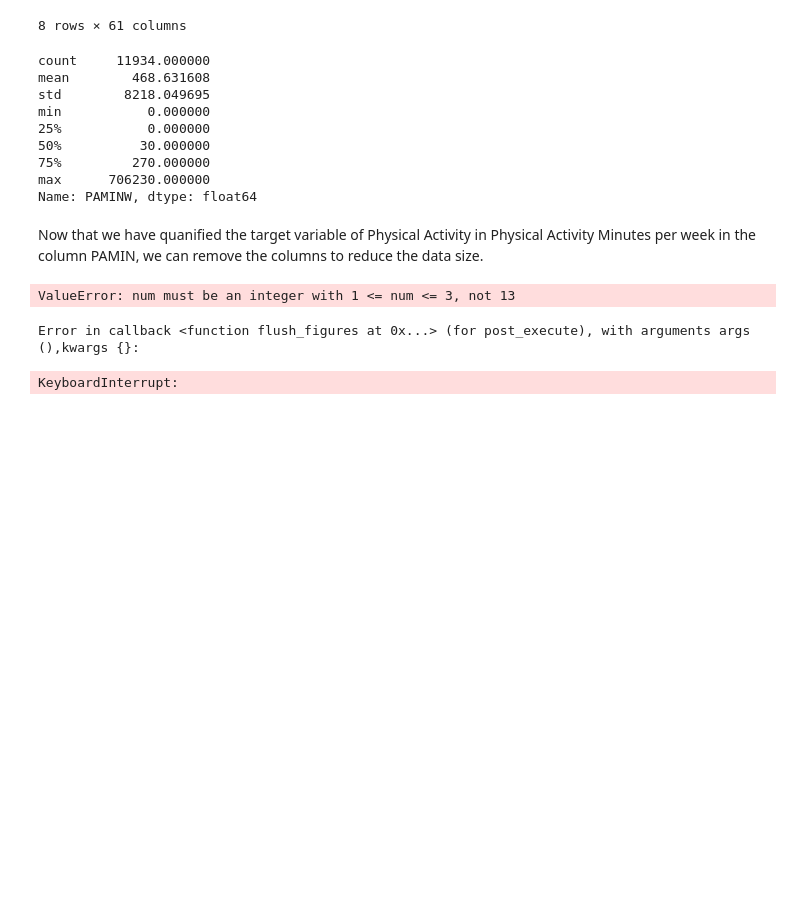
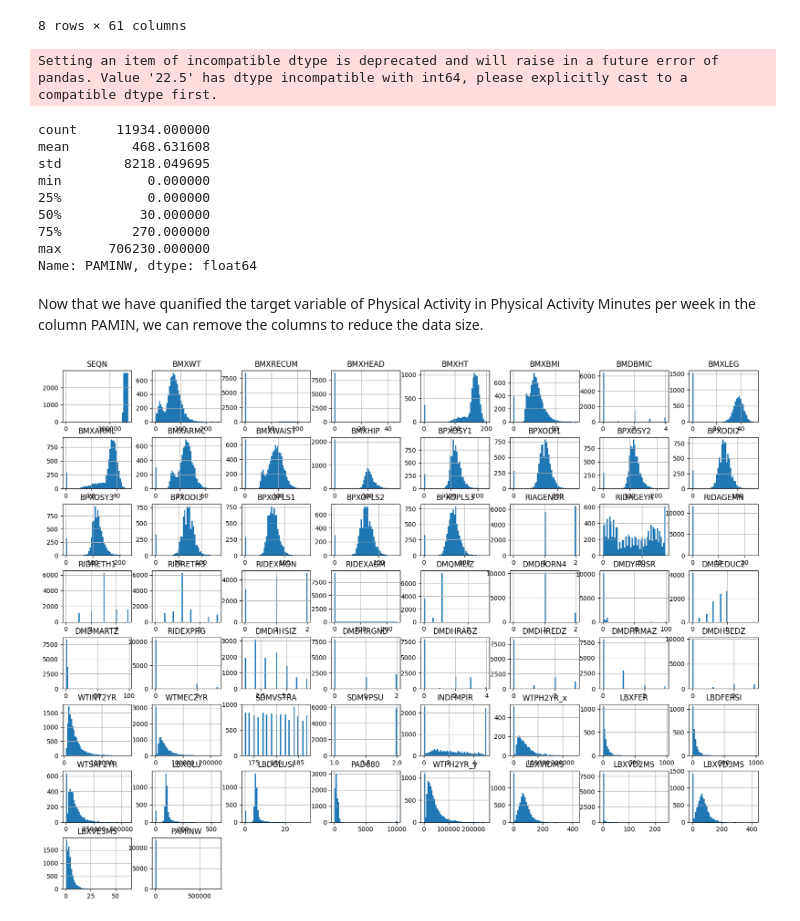
Before and after one commit to jkeifer25/NHANESPA_Analysis, a Jupyter notebook: analysis.ipynb, the cells around one changed output. Saved outputs shown, nothing was run; the diff lists cells and outputs as text; code cells hidden in the pictures; blank space fills up the shorter version.

```diff
--- a/analysis.ipynb
+++ b/analysis.ipynb
@@ -44,5 +48,6 @@ from xgboost import plot_importance
 # %%
-data = pd.read_csv(r'C:\Users\jckei\Documents\SeiverdesProject\NHANES\merged_result.csv')
+absolute_path = r'C:\Users\jckei\Documents\SeiverdesProject\NHANESPA_Analysis\data\merged_result.csv'# replace with the absolute path of your merged_result.csv file
+data = pd.read_csv(absolute_path)
 data.describe()
 # %% [output]
 |  | SEQN | BMDSTATS | BMXWT | BMIWT | BMXRECUM | BMIRECUM | BMXHEAD | BMIHEAD | BMXHT | BMIHT | ... | ... |
@@ -141,15 +146,16 @@ for index, row in data.iterrows():
 # Print information about the updated DataFrame
 print(data['PAMINW'].describe())
 # %% [output]
-count     11934.000000
-mean        468.631608
-std        8218.049695
-min           0.000000
-25%           0.000000
-50%          30.000000
-75%         270.000000
-max      706230.000000
-Name: PAMINW, dtype: float64
+Setting an item of incompatible dtype is deprecated and will raise in a future error of pandas. Value '22.5' has dtype incompatible with int64, please explicitly cast to a compatible dtype first.
+count     11934.000000
+mean        468.631608
+std        8218.049695
+min           0.000000
+25%           0.000000
+50%          30.000000
+75%         270.000000
+max      706230.000000
+Name: PAMINW, dtype: float64
 # %% [markdown]
 Now that we have quanified the target variable of Physical Activity in Physical Activity Minutes per week in the column PAMIN, we can remove the columns to reduce the data size.
 # %%
@@ -162,48 +171,6 @@ data = data.drop('PAD820', axis=1)
-# %%
-# features = ('BMXWT','BMXRECUM','BMXHEAD','BMXHT','BMXBMI','BMDBMIC','BMXLEG','BMXARML','BMXARMC','BMXWAIST','BMXHIP','BPXOSY1','BPXODI1','BPXOSY2','BPXODI2','BPXOSY3','BPXODI3','BPXOPLS1','BPXOPLS2','BPXOPLS3','RIAGENDR','RIDAGEYR','RIDAGEMN','RIDRETH1','RIDRETH3','RIDEXMON','RIDEXAGM','DMQMILIZ','DMDBORN4','DMDYRUSR','DMDEDUC2','DMDMARTZ','RIDEXPRG','DMDHHSIZ','DMDHRGND','DMDHRAGZ','DMDHREDZ','DMDHRMAZ','DMDHSEDZ','WTINT2YR','WTMEC2YR','SDMVSTRA','SDMVPSU','INDFMPIR','WTPH2YR_x','LBXFER','LBDFERSI','WTSAF2YR','LBXGLU','LBDGLUSI', 'PAD680', 'WTPH2YR_y','LBXVIDMS','LBXVD2MS','LBXVD3MS','LBXVE3MS','LBDVE3LC', 'PAMINW')
-
-target = 'PADMINW'
-features = [i for i in data.columns.values if i not in [target]]
-
-num_unique = data[features].nunique().sort_values() # unique values
-num_feat = [] # for numerical features
-cat_feat = [] # for catagorical features
-total_nf = 0 # number of numerical features
-total_cf = 0 # number of categorical features
-
-for i in range(data[features].shape[1]):
-    if num_unique.values[i] <= 7 : cat_feat.append(num_unique.index[i])
-    else: num_feat.append(num_unique.index[i])
-
-n = 3
-plt.figure(figsize = [15, 3*math.ceil(len(cat_feat)/n)])
-
-for i in range(len(cat_feat)):
-    if data[cat_feat[i]].nunique()<=6:
-        plt.subplot(math.ceil(len(cat_feat)/n),n,i+1)
-        sns.countplot(data[cat_feat[i]])
-    else:
-        plt.subplot(3,1,i-1)
-        sns.countplot(data[cat_feat[i]])
-plt.tight_layout()
-plt.show()
-
-num_feat = [i for i in features if i not in cat_feat]
-
-plt.figure(figsize=[15,3*math.ceil(len(features)/3)])
-for c in range(len(num_feat)):
-    plt.subplot(math.ceil(len(features)/3),3,c+1)
-    sns.distplot(data[num_feat[c]])
-plt.tight_layout()
-plt.show()
-
-plt.figure(figsize=[15,3*math.ceil(len(features)/3)])
-for c in range(len(num_feat)):
-    plt.subplot(math.ceil(len(features)/3),3,c+1)
-    data.boxplot(num_feat[c])
-plt.tight_layout()
-plt.show()
-# %% [output]
-ValueError: num must be an integer with 1 <= num <= 3, not 13
-Error in callback <function flush_figures at 0x...> (for post_execute), with arguments args (),kwargs {}:
-KeyboardInterrupt:
+# %%
+# features = ('BMXWT','BMXRECUM','BMXHEAD','BMXHT','BMXBMI','BMDBMIC','BMXLEG','BMXARML','BMXARMC','BMXWAIST','BMXHIP','BPXOSY1','BPXODI1','BPXOSY2','BPXODI2','BPXOSY3','BPXODI3','BPXOPLS1','BPXOPLS2','BPXOPLS3','RIAGENDR','RIDAGEYR','RIDAGEMN','RIDRETH1','RIDRETH3','RIDEXMON','RIDEXAGM','DMQMILIZ','DMDBORN4','DMDYRUSR','DMDEDUC2','DMDMARTZ','RIDEXPRG','DMDHHSIZ','DMDHRGND','DMDHRAGZ','DMDHREDZ','DMDHRMAZ','DMDHSEDZ','WTINT2YR','WTMEC2YR','SDMVSTRA','SDMVPSU','INDFMPIR','WTPH2YR_x','LBXFER','LBDFERSI','WTSAF2YR','LBXGLU','LBDGLUSI', 'PAD680', 'WTPH2YR_y','LBXVIDMS','LBXVD2MS','LBXVD3MS','LBXVE3MS','LBDVE3LC', 'PAMINW')
+data.hist(bins=50, figsize=(20, 15))
+plt.show()
+# %% [output]
+[figure, added]
```
Also changed, not shown: parts of 17 cells of this notebook.
